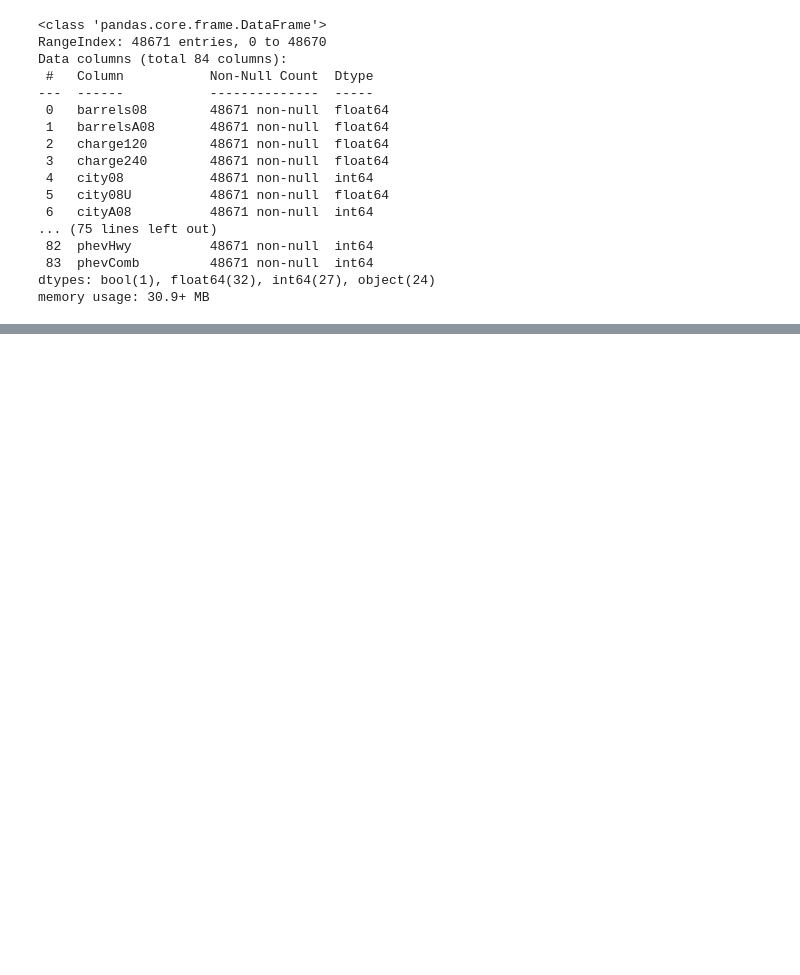
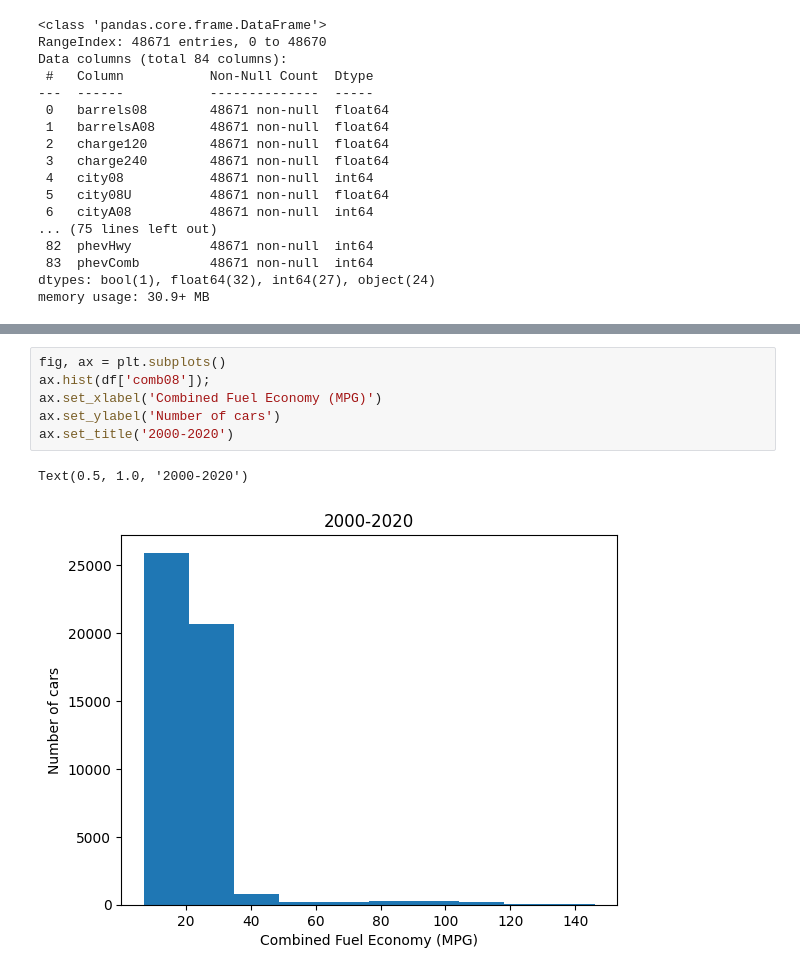
Before and after one commit to pbuller212/python-training, a Jupyter notebook: python-data-visualization/Chapter03.ipynb, the cells around one changed output, grey strips where cells are left out. Saved outputs shown, nothing was run; the diff lists cells and outputs as text; blank space fills up the shorter version.

```diff
--- a/python-data-visualization/Chapter03.ipynb
+++ b/python-data-visualization/Chapter03.ipynb
@@ -44,0 +62,9 @@ memory usage: 30.9+ MB
+# %%
+fig, ax = plt.subplots()
+ax.hist(df['comb08']);
+ax.set_xlabel('Combined Fuel Economy (MPG)')
+ax.set_ylabel('Number of cars')
+ax.set_title('2000-2020')
+# %% [output]
+Text(0.5, 1.0, '2000-2020')
+[figure, added]
```
Also changed, not shown: parts of 16 cells of this notebook.
